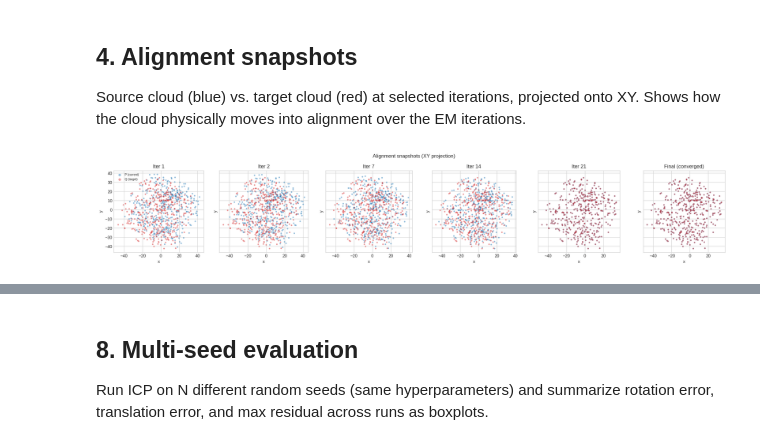
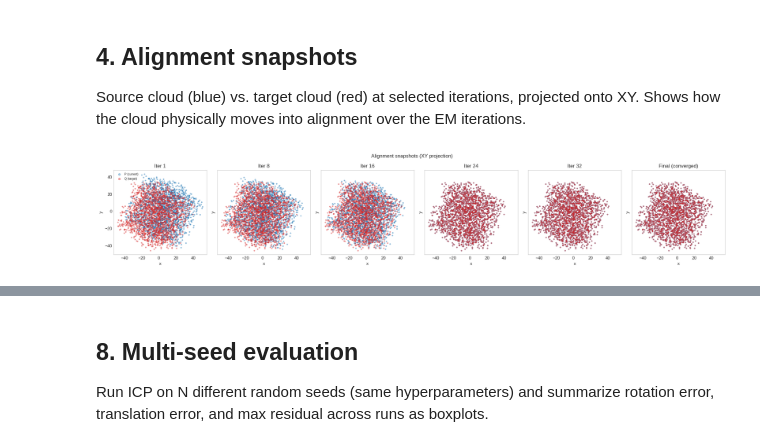
Before and after one commit to AdrianDegenkolb/TransformationRecovery, a Jupyter notebook: notebooks/2_icp.ipynb, the cells around one changed output, grey strips where cells are left out. Cells and saved outputs as stored; diff of their text form; code cells hidden in the pictures.

```diff
--- a/notebooks/2_icp.ipynb
+++ b/notebooks/2_icp.ipynb
@@ -29,7 +30,7 @@ Same setup as Experiment 1:
 
 The ground-truth $T_{\mathrm{gt}} = T_2 \circ T_1^{-1}$ exists mathematically but is **not used during fitting** — ICP only sees $P$ and $Q$. We compute it here solely to evaluate the recovered result.
 # %%
-exp = SyntheticExperiment.generate(n=2000, noise_std=0, t_scale=8.0, seed=42)
+exp = SyntheticExperiment.generate(n=2000, noise_std=0, t_scale=10.0, seed=42)
 print(exp)
 # %% [output]
 ╭──────────────────────┬──────────────────────────────────────────────╮
@@ -49,7 +50,7 @@ EM loop:
 - **Convergence:** $\|R_{\mathrm{step}} - I\|_F + \|t_{\mathrm{step}}\| < \varepsilon$ (Small transformation this step)
 # %%
 icp = ICP(max_iter=400, tol=1e-10, verbose=True)
-result = icp.fit(exp.P, exp.Q)
+result: ICPResult = icp.fit(exp.P, exp.Q)
 
 print(result)
 # %% [output]
@@ -91,17 +99,16 @@ Source cloud (blue) vs. target cloud (red) at selected iterations, projected ont
 Shows how the cloud physically moves into alignment over the EM iterations.
 # %%
 n_iters = result.n_iterations
-snap_iters = sorted(set([0, 1] + list(np.linspace(0, n_iters - 1, 4, dtype=int)) + [n_iters - 1]))
+num_snapshots = 5
+snap_iters = np.linspace(0, n_iters - 1, num_snapshots, dtype=int)
 final_cloud = result.transformation.apply(exp.P)
-idx = np.random.default_rng(0).choice(len(exp.Q), size=400, replace=False)
 
-fig, axes = plt.subplots(1, len(snap_iters) + 1, figsize=(3.5 * (len(snap_iters) + 1), 3.5), sharey=True)
-
-PointCloudVisualizer.plot_alignment_snapshots(axes, result.cloud_history, exp.Q, final_cloud, snap_iters, idx=idx)
+fig, axes = plt.subplots(1, len(snap_iters) + 1, figsize=(3.5 * (len(snap_iters) + 1), 3.5), sharey=True, sharex=True)
+PointCloudVisualizer.plot_alignment_snapshots(axes, result.cloud_history, exp.Q, final_cloud, snap_iters)
 
 plt.suptitle('Alignment snapshots (XY projection)', y=1.02)
 plt.tight_layout()
 plt.savefig('../results/2_icp_alignment.png', dpi=150, bbox_inches='tight')
 plt.show()
 # %% [output]
-[figure, old version]
+[figure, new version]
```
Also changed, not shown: parts of 12 cells of this notebook, 10 other files.
